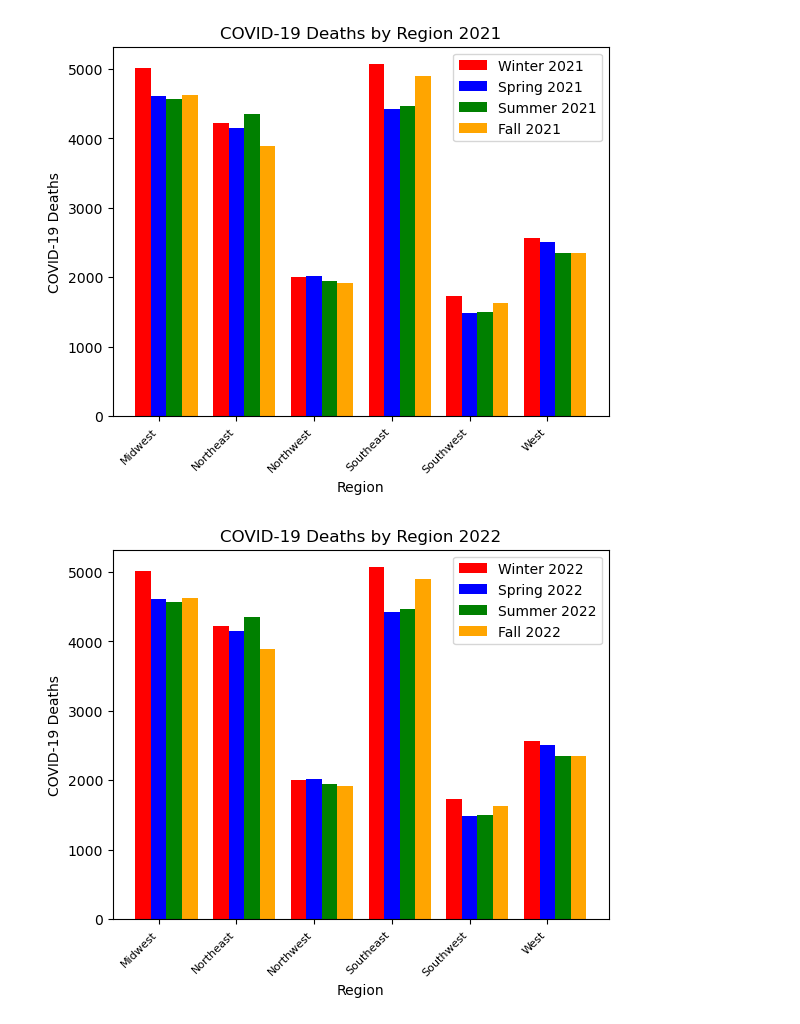
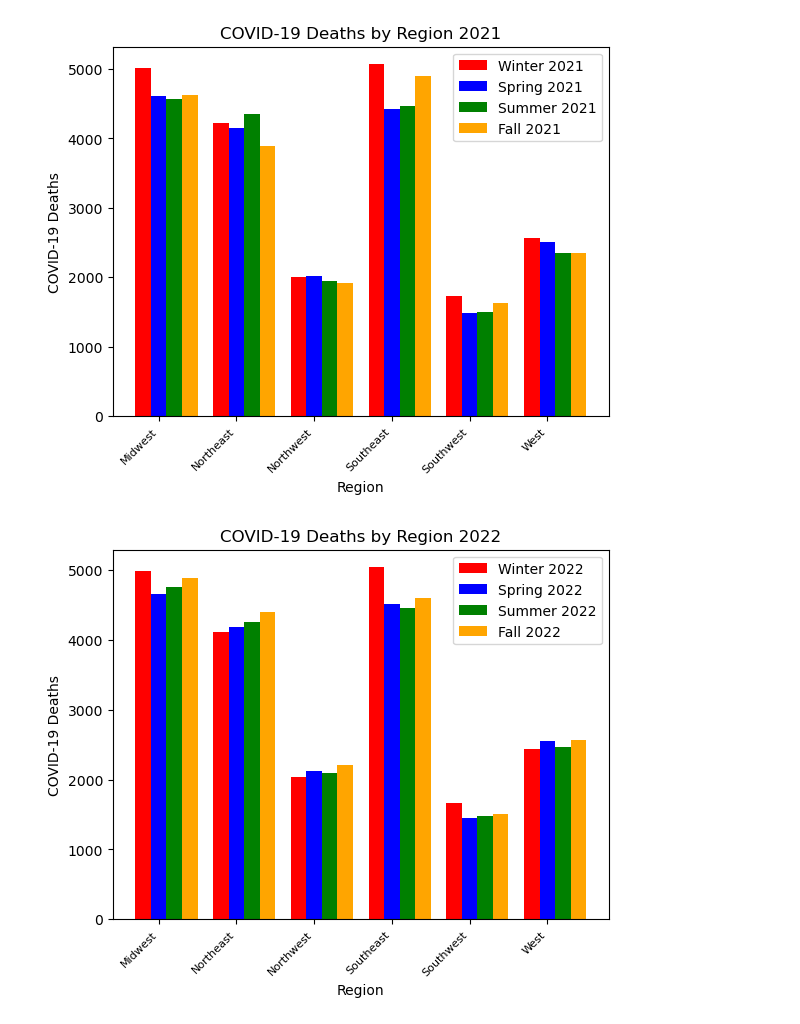
Before and after one commit to willbang548/Group_1, a Jupyter notebook: main.ipynb, the cells around one changed output. Drawn from its saved outputs; the diff is of its cells as text; code cells hidden in the pictures.

```diff
--- a/main.ipynb
+++ b/main.ipynb
@@ -860,32 +860,32 @@ grouped_data_3 = grouped_data_3[grouped_data_3['Deaths'] != 0]
 # Group the data by year, season, and condition
 condition_data_3 = grouped_data_3.groupby(['Year', 'Season', 'region'])['Deaths'].sum().reset_index()
 # %%
-winter2022 = condition_data_2[condition_data_2['Season'] == 'Winter']
+winter2022 = condition_data_3[condition_data_3['Season'] == 'Winter']
 
-spring2022 = condition_data_2[condition_data_2['Season'] == 'Spring']
+spring2022 = condition_data_3[condition_data_3['Season'] == 'Spring']
 
-summer2022 = condition_data_2[condition_data_2['Season'] == 'Summer']
+summer2022 = condition_data_3[condition_data_3['Season'] == 'Summer']
 
-fall2022 = condition_data_2[condition_data_2['Season'] == 'Fall']
+fall2022 = condition_data_3[condition_data_3['Season'] == 'Fall']
 
 x = [winter2022['region'], spring2022['region'], summer2022['region'], fall2022['region']]
 y = [winter2022['Deaths'], spring2022['Deaths'], summer2022['Deaths'], fall2022['Deaths']]
 
 bar_width = 0.2
 shift = [-bar_width, 0, bar_width, 2*bar_width]
 
 
 colors = ['red', 'blue', 'green', 'orange']
 labels = ['Winter 2022', 'Spring 2022', 'Summer 2022', 'Fall 2022']
 for i in range(4):
     plt.bar(np.arange(len(x[i])) + shift[i], y[i], width=bar_width, color=colors[i], label=labels[i])
     plt.xticks(np.arange(len(x[i])), x[i], rotation=45, ha='right', fontsize=8)
     plt.title('COVID-19 Deaths by Region 2022')
     plt.xlabel('Region')
     plt.ylabel('COVID-19 Deaths')
     plt.legend()
 
 
 plt.savefig('figs/covid_deaths_by_region_2022.png')
 # %% [output]
-[figure, old version]
+[figure, new version]
```
Also changed, not shown: 2 other files.
